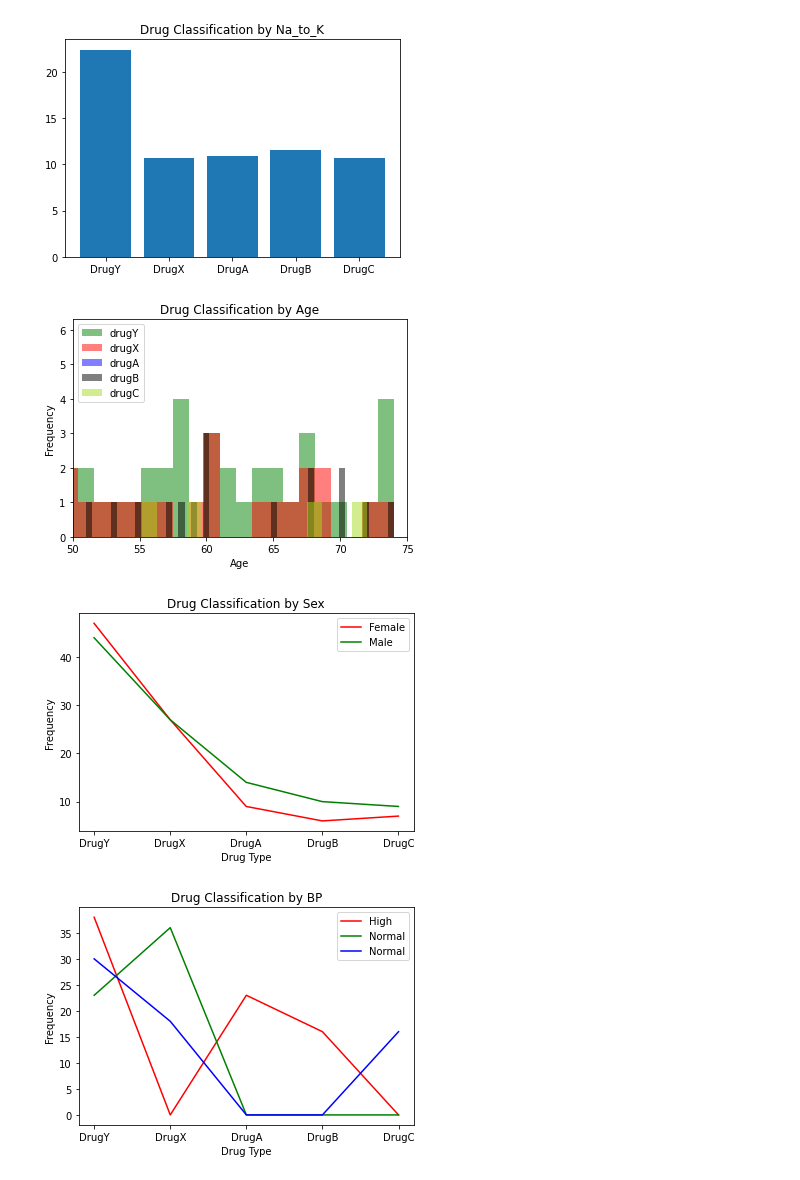
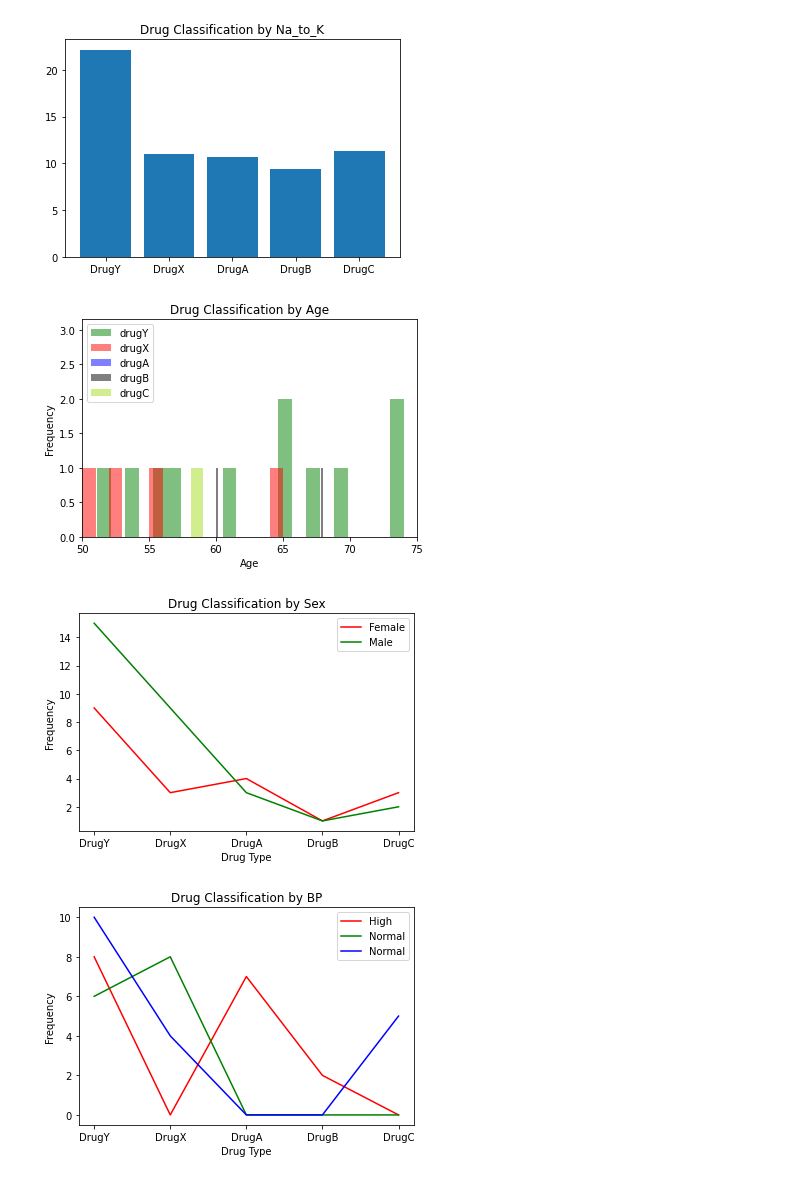
Before and after one commit to Fryingpannn/Artificial_Intelligence, a Jupyter notebook: Task2/task2.ipynb, the cells around one changed output. Drawn from its saved outputs; the diff is of its cells as text; code cells hidden in the pictures.

```diff
--- a/Task2/task2.ipynb
+++ b/Task2/task2.ipynb
@@ -6,7 +6,8 @@ import matplotlib.pyplot as plt
 from matplotlib.backends.backend_pdf import PdfPages
 import pandas as pd
 
-drugList = pd.read_csv("drug200.csv")
+drugList = pd.read_csv("test38.csv")
+
 
 ## Spliting into 5 groups
 drugY = drugList.loc[drugList['Drug'] == "drugY"]
@@ -82,34 +83,34 @@ plt.plot(xAxis, yAxis, color='b', label = 'Normal')
 
 plt.title("Drug Classification by BP")
 plt.xlabel("Drug Type")
 plt.ylabel("Frequency")
 plt.legend()
 
 # Cholestrol
 fig5 = plt.figure(5)
 
 yAxis = [len(drugY[drugY.Cholesterol == 'HIGH']), len(drugX[drugX.Cholesterol == 'HIGH']), len(drugA[drugA.Cholesterol == 'HIGH']), len(drugB[drugB.Cholesterol == 'HIGH']), len(drugC[drugC.Cholesterol == 'HIGH'])]
 
 plt.plot(xAxis, yAxis, color = 'r', label = 'High')
 
 yAxis = [len(drugY[drugY.Cholesterol == 'NORMAL']), len(drugX[drugX.Cholesterol == 'NORMAL']), len(drugA[drugA.Cholesterol == 'NORMAL']), len(drugB[drugB.Cholesterol == 'NORMAL']), len(drugC[drugC.Cholesterol == 'NORMAL'])]
 
 plt.plot(xAxis, yAxis, color='g', label = 'Normal')
 
 plt.title("Drug Classification by Cholestrol")
 plt.xlabel("Drug Type")
 plt.ylabel("Frequency")
 plt.legend()
 
 ## Saving
 pdf = PdfPages("drugClassification.pdf")
 fig_nums = plt.get_fignums()
 figs = [plt.figure(n) for n in fig_nums]
 for fig in figs:
     fig.savefig(pdf, format='pdf')
 pdf.close()
 # %% [output]
-[figure, old version]
+[figure, new version]
-[figure, old version]
+[figure, new version]
-[figure, old version]
+[figure, new version]
-[figure, old version]
+[figure, new version]
```
Also changed, not shown: parts of 8 cells of this notebook, 6 other files.
